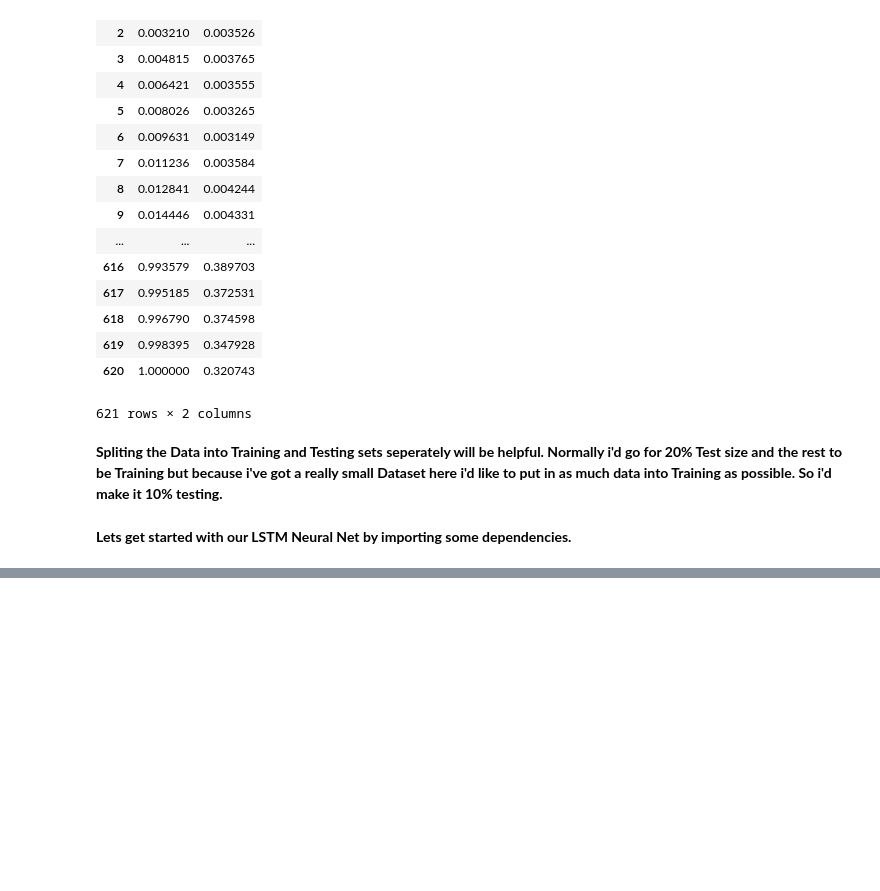
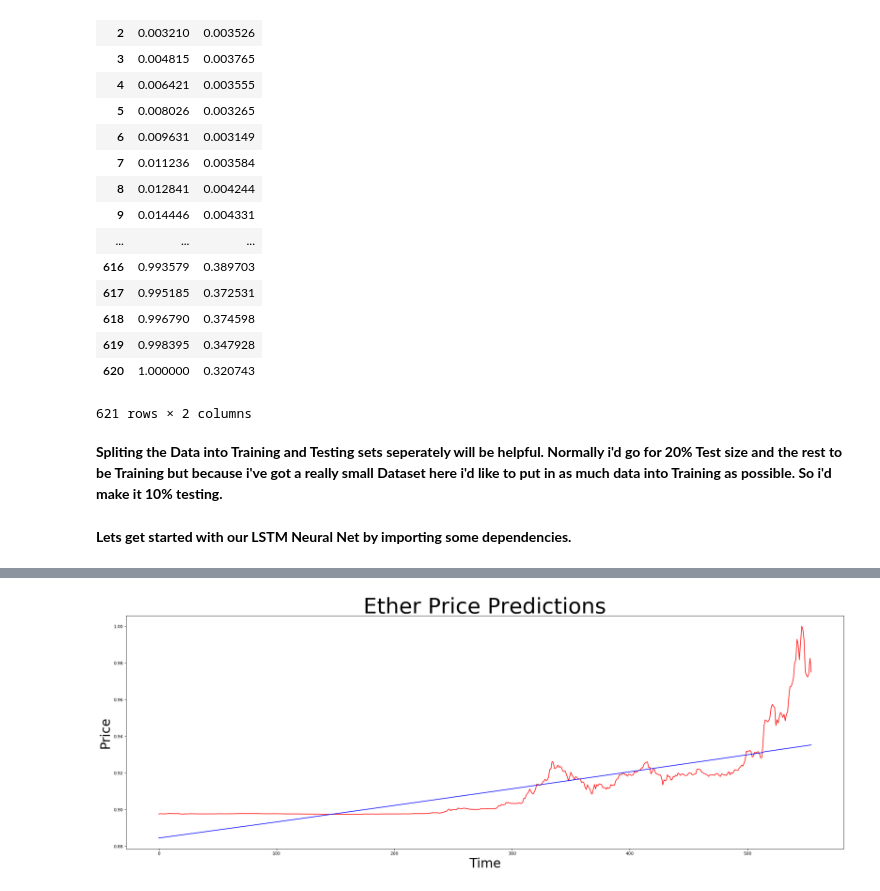
Before and after one commit to PravinVedurla/Ether-Price-Prediction, a Jupyter notebook: Data Analysis.ipynb, the cells around one changed output, grey strips where cells are left out. Saved outputs shown, nothing was run; the diff lists cells and outputs as text; code cells hidden in the pictures; blank space fills up the shorter version.

```diff
--- a/Data Analysis.ipynb
+++ b/Data Analysis.ipynb
@@ -110,0 +148,18 @@ TypeError: Error converting shape to a TensorShape: only size-1 arrays can be co
+# %%
+
+predictions1 = neuralnet.predict(train_x)
+predictions1 = scaler.inverse_transform(predictions1)
+train_y = np.reshape(train_y, (555, 1))
+train_y = scaler.inverse_transform(train_y)
+
+plt.figure(figsize=(30,10), dpi=80, facecolor = 'w', edgecolor = 'k')
+
+plt.plot(train_y[:, 0], color = 'red', label= 'Actual Ether Price')
+plt.plot(predictions1[:, 0], color = 'blue', label= 'The Predictied Ether Price')
+
+plt.title('Ether Price Predictions', fontsize = 50)
+plt.xlabel('Time', fontsize=30)
+plt.ylabel('Price', fontsize=30)
+plt.show()
+# %% [output]
+[figure, added]
```
Also changed, not shown: parts of 7 cells of this notebook.
